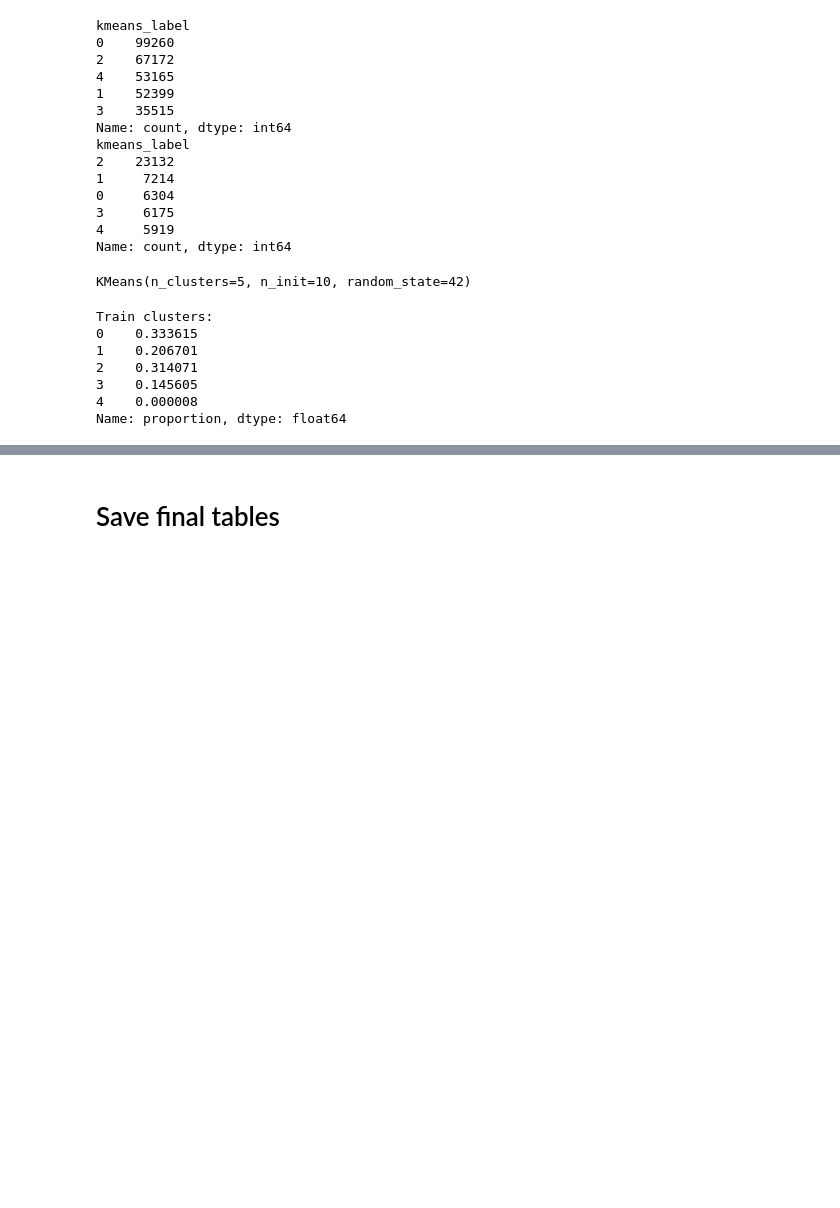
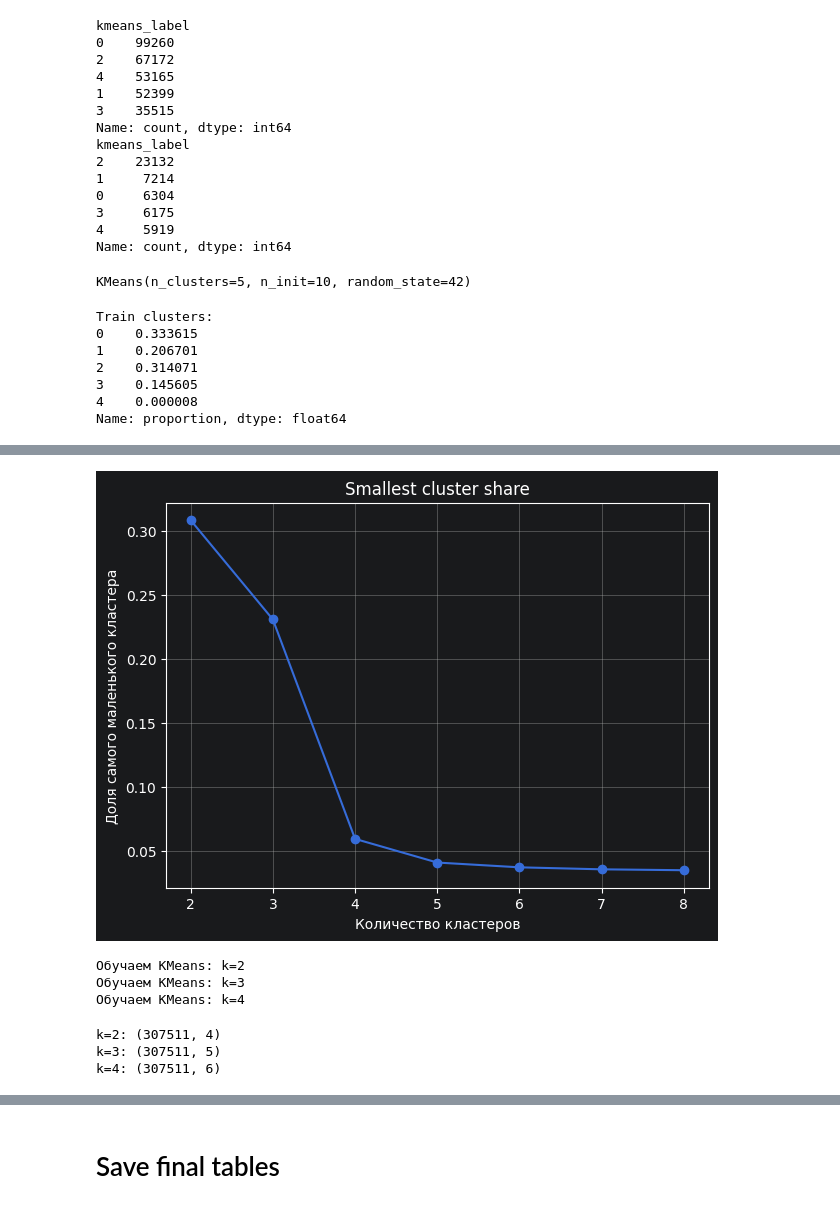
Before and after one commit to USL99/home-credit-default-risk, a Jupyter notebook: notebooks/03_feature_engineering.ipynb, the cells around one changed output, grey strips where cells are left out. Cells and saved outputs as stored; diff of their text form; code cells hidden in the pictures; blank space fills up the shorter version.

```diff
--- a/notebooks/03_feature_engineering.ipynb
+++ b/notebooks/03_feature_engineering.ipynb
@@ -2634,0 +2782,4 @@ Name: proportion, dtype: float64
+# %%
+%%time
+
+kmeans_5_clipped_model.fit(X_kmeans_train_ready)
@@ -2634,0 +2890,28 @@ Name: proportion, dtype: float64
+# %%
+plt.figure(figsize=(7, 5))
+plt.plot(k_results_df["k"], k_results_df["min_cluster_share"], marker="o")
+plt.xlabel("Количество кластеров")
+plt.ylabel("Доля самого маленького кластера")
+plt.title("Smallest cluster share")
+plt.grid()
+plt.show()
+# %% [output]
+[figure, added]
+# %%
+candidate_k = [2, 3, 4]
+kmeans_models = {}
+
+for k in candidate_k:
+    print(f"Обучаем KMeans: k={k}")
+    model = KMeans(
+        n_clusters=k,
+        random_state=42,
+        n_init=10
+    )
+
+    model.fit(X_kmeans_train_ready)
+    kmeans_models[k] = model
+# %% [output]
+Обучаем KMeans: k=2
+Обучаем KMeans: k=3
+Обучаем KMeans: k=4
@@ -2634,0 +2930,32 @@ Name: proportion, dtype: float64
+# %%
+train_kmeans_parts = {}
+
+for k in candidate_k:
+    train_part = make_kmeans_features(
+        model=kmeans_models[k],
+        X_ready=X_kmeans_train_ready,
+        ids=train_kmeans_ids,
+        k=k
+    )
+
+    val_part = make_kmeans_features(
+        model=kmeans_models[k],
+        X_ready=X_kmeans_val_ready,
+        ids=val_kmeans_ids,
+        k=k
+    )
+
+    full_part = pd.concat(
+        [
+            train_part,
+            val_part
+        ],
+        ignore_index=True
+    )
+
+    train_kmeans_parts[k] = (full_part)
+    print(f"k={k}:", full_part.shape)
+# %% [output]
+k=2: (307511, 4)
+k=3: (307511, 5)
+k=4: (307511, 6)
```
Also changed, not shown: parts of 27 cells of this notebook.
